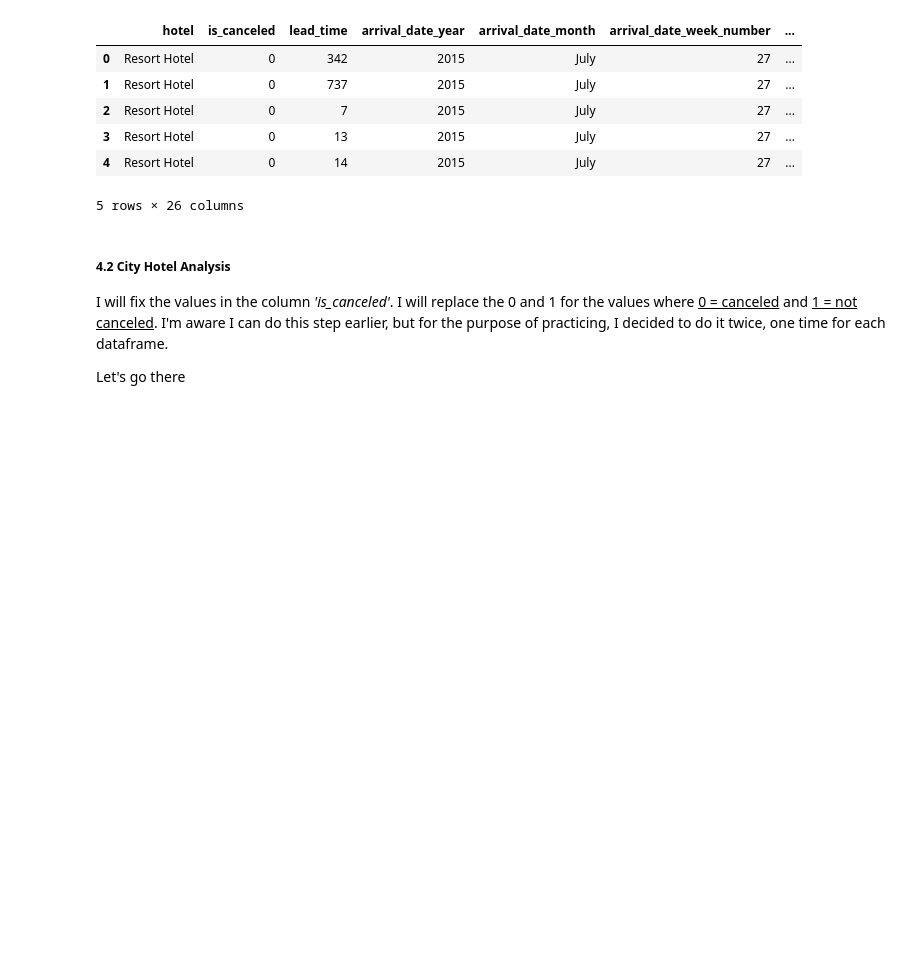
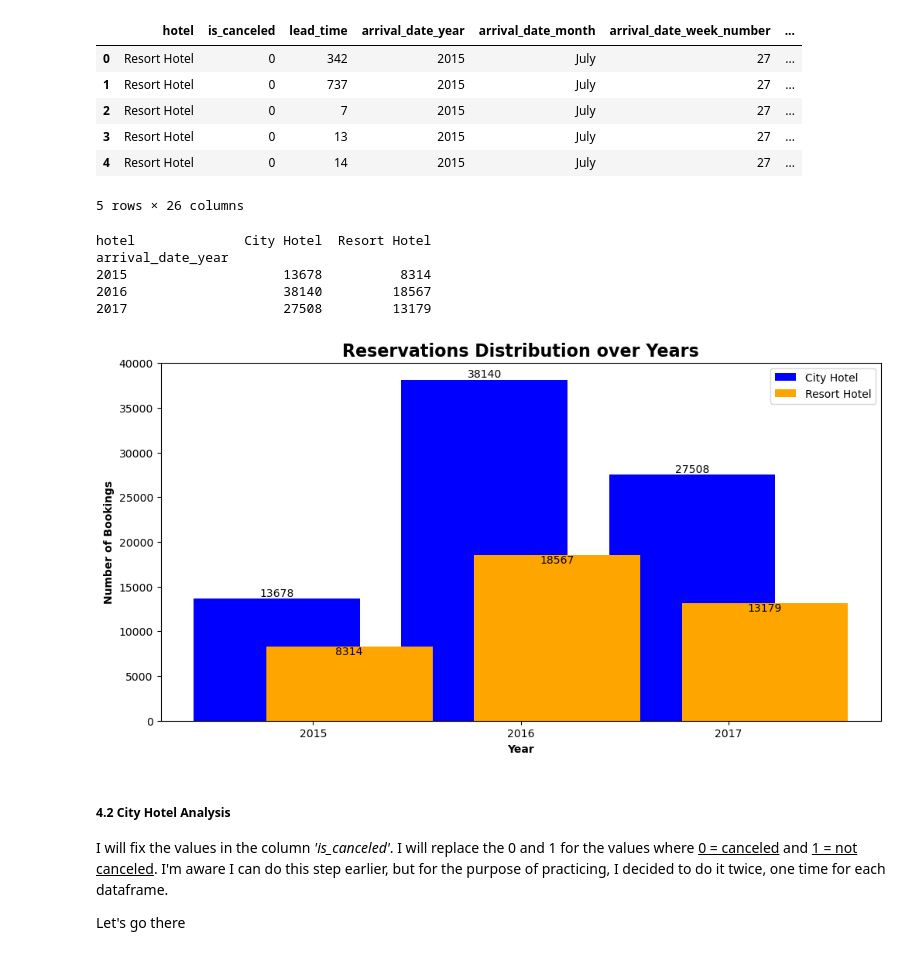
Before and after one commit to nachogalasso/da_python, a Jupyter notebook: hotel_bookings/hb_analysis.ipynb, the cells around one changed output. Saved outputs shown, nothing was run; the diff lists cells and outputs as text; code cells hidden in the pictures; blank space fills up the shorter version.

Commit message:
bar chart

```diff
--- a/hotel_bookings/hb_analysis.ipynb
+++ b/hotel_bookings/hb_analysis.ipynb
@@ -217,6 +217,57 @@ df_hb_RH.head(5)
 | 3 | Resort Hotel | 0 | 13 | 2015 | July | 27 | ... |
 | 4 | Resort Hotel | 0 | 14 | 2015 | July | 27 | ... |
 5 rows × 26 columns
+# %%
+# First, let's figure out which hotel got more activity by year
+bookings_activity = df_hb.groupby(['arrival_date_year','hotel']).size().unstack()
+print(bookings_activity)
+
+# Total and percentage variables to use on our charts
+total_bk_count = bookings_activity.sum()
+canceled_percentage = (bookings_activity / total_bk_count) * 100
+
+# Extracting values to create the bar chart
+years = bookings_activity.index
+ch_count = bookings_activity['City Hotel']
+rh_count = bookings_activity['Resort Hotel']
+
+# Chart size
+fig, ax = plt.subplots(figsize=(12, 6))
+
+# Positions for the bars
+r1 = range(len(years))
+r2 = [x + 0.35 for x in r1]
+
+# Bars
+bar1 = ax.bar(r1, ch_count, color='blue', label='City Hotel')
+bar2 = ax.bar(r2, rh_count, color='orange', label='Resort Hotel')
+
+# Legends
+ax.set_xlabel('Year', fontweight='bold')
+ax.set_ylabel('Number of Bookings', fontweight='bold')
+ax.set_title('Reservations Distribution over Years', fontsize=16, fontweight='bold')
+ax.set_xticks([r + 0.35/2 for r in range(len(years))])
+ax.set_xticklabels(years)
+ax.legend()
+
+# Adding the counts over the bars
+for bar in bar1:
+    height = bar.get_height()
+    ax.text(bar.get_x() + bar.get_width()/2.0, height, f'{int(height)}', ha='center', va='bottom')
+
+for bar in bar2:
+    height = bar.get_height()
+    ax.text(bar.get_x() + bar.get_width()/2.0, height, f'{int(height)}', ha='center', va='top')
+plt.show()
+
+# ax = bookings_activity.plot.bar(rot=0)
+# %% [output]
+hotel              City Hotel  Resort Hotel
+arrival_date_year
+2015                    13678          8314
+2016                    38140         18567
+2017                    27508         13179
+[figure, added]
 # %% [markdown]
 ##### 4.2 City Hotel Analysis
 
```
Also changed, not shown: parts of 1 cell of this notebook.
